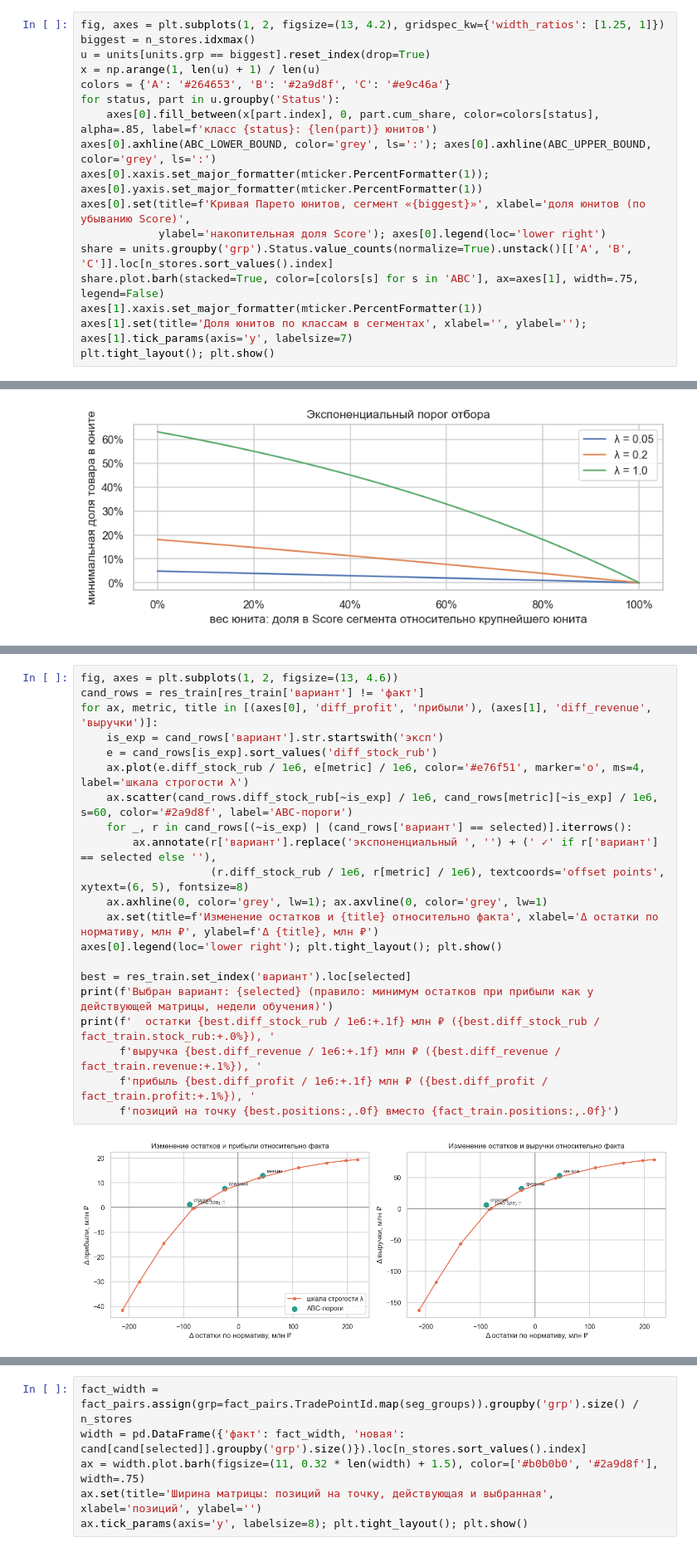
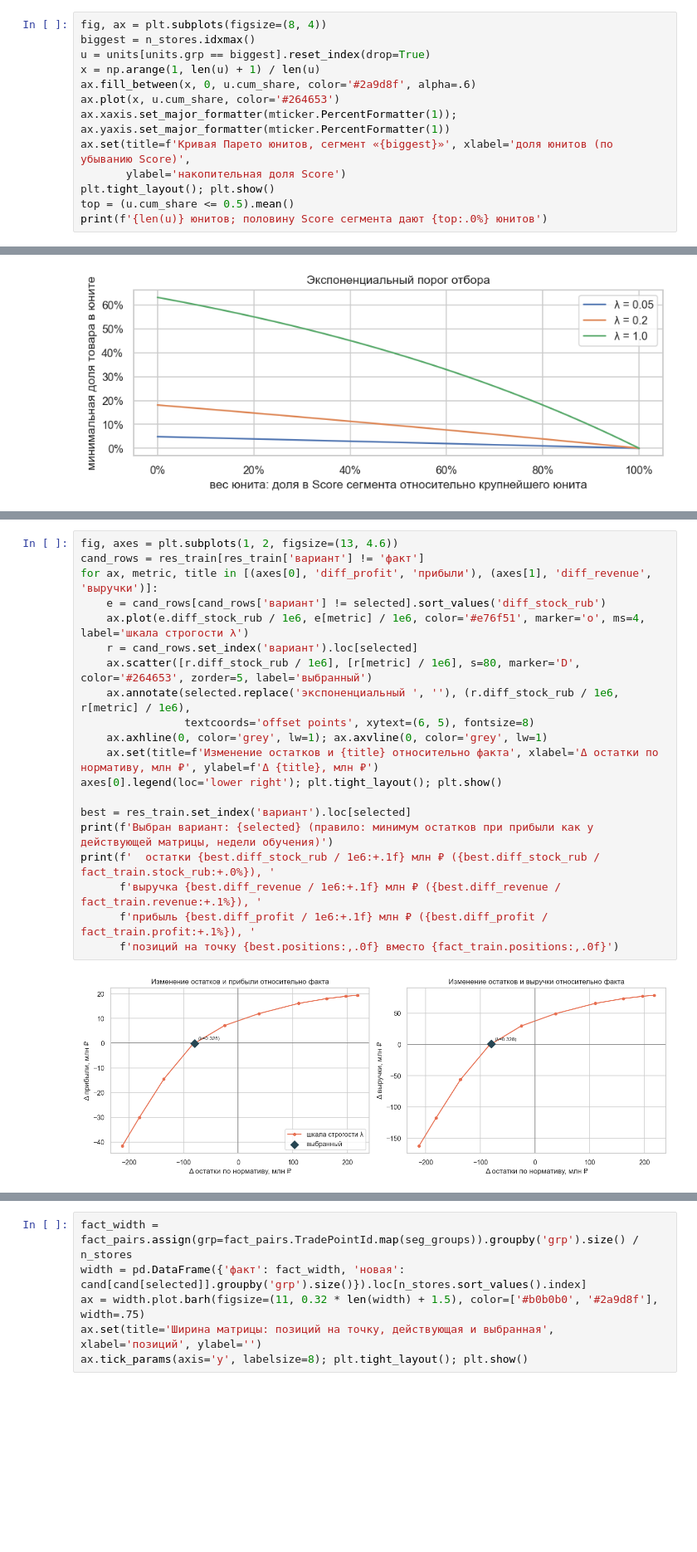
Before and after one commit to Viktor-VK/portfolio, a Jupyter notebook: Скоринг и выбор ассортиментной матрицы/01_score_и_выбор_матрицы.ipynb, the cells around one changed output, grey strips where cells are left out. Shown at 83% size. Saved outputs shown, nothing was run; the diff lists cells and outputs as text; blank space fills up the shorter version.

```diff
--- a/Скоринг и выбор ассортиментной матрицы/01_score_abc_и_выбор_матрицы.ipynb
+++ b/Скоринг и выбор ассортиментной матрицы/01_score_и_выбор_матрицы.ipynb
@@ -373,20 +339,16 @@ cand.join(products.name, on='apCode')[['grp', 'name', 'Unit', 'revenue', 'score'
 | 19528 | Крупные · универсальный · медиум + | Неоактив ингалятор (медицинская т... | Медицинская техника, ингалятор | 1,528,207.43 | 76,410.37 |
 | 16107 | Крупные · мать и дитя, косметика ... | Экобэби тонометр (медицинская тех... | Медицинская техника, тонометр | 991,739.27 | 76,287.64 |
 # %%
-fig, axes = plt.subplots(1, 2, figsize=(13, 4.2), gridspec_kw={'width_ratios': [1.25, 1]})
+fig, ax = plt.subplots(figsize=(8, 4))
 biggest = n_stores.idxmax()
 u = units[units.grp == biggest].reset_index(drop=True)
 x = np.arange(1, len(u) + 1) / len(u)
-colors = {'A': '#264653', 'B': '#2a9d8f', 'C': '#e9c46a'}
-for status, part in u.groupby('Status'):
-    axes[0].fill_between(x[part.index], 0, part.cum_share, color=colors[status], alpha=.85, label=f'класс {status}: {len(part)} юнитов')
-axes[0].axhline(ABC_LOWER_BOUND, color='grey', ls=':'); axes[0].axhline(ABC_UPPER_BOUND, color='grey', ls=':')
-axes[0].xaxis.set_major_formatter(mticker.PercentFormatter(1)); axes[0].yaxis.set_major_formatter(mticker.PercentFormatter(1))
-axes[0].set(title=f'Кривая Парето юнитов, сегмент «{biggest}»', xlabel='доля юнитов (по убыванию Score)',
-            ylabel='накопительная доля Score'); axes[0].legend(loc='lower right')
-share = units.groupby('grp').Status.value_counts(normalize=True).unstack()[['A', 'B', 'C']].loc[n_stores.sort_values().index]
-share.plot.barh(stacked=True, color=[colors[s] for s in 'ABC'], ax=axes[1], width=.75, legend=False)
-axes[1].xaxis.set_major_formatter(mticker.PercentFormatter(1))
-axes[1].set(title='Доля юнитов по классам в сегментах', xlabel='', ylabel=''); axes[1].tick_params(axis='y', labelsize=7)
+ax.fill_between(x, 0, u.cum_share, color='#2a9d8f', alpha=.6)
+ax.plot(x, u.cum_share, color='#264653')
+ax.xaxis.set_major_formatter(mticker.PercentFormatter(1)); ax.yaxis.set_major_formatter(mticker.PercentFormatter(1))
+ax.set(title=f'Кривая Парето юнитов, сегмент «{biggest}»', xlabel='доля юнитов (по убыванию Score)',
+       ylabel='накопительная доля Score')
 plt.tight_layout(); plt.show()
+top = (u.cum_share <= 0.5).mean()
+print(f'{len(u)} юнитов; половину Score сегмента дают {top:.0%} юнитов')
 # %% [output]
@@ -448,26 +407,25 @@ res_train.style.format({c: '{:,.0f}' for c in res_train.columns if c != 'вар
 # %%
 fig, axes = plt.subplots(1, 2, figsize=(13, 4.6))
 cand_rows = res_train[res_train['вариант'] != 'факт']
 for ax, metric, title in [(axes[0], 'diff_profit', 'прибыли'), (axes[1], 'diff_revenue', 'выручки')]:
-    is_exp = cand_rows['вариант'].str.startswith('эксп')
-    e = cand_rows[is_exp].sort_values('diff_stock_rub')
+    e = cand_rows[cand_rows['вариант'] != selected].sort_values('diff_stock_rub')
     ax.plot(e.diff_stock_rub / 1e6, e[metric] / 1e6, color='#e76f51', marker='o', ms=4, label='шкала строгости λ')
-    ax.scatter(cand_rows.diff_stock_rub[~is_exp] / 1e6, cand_rows[metric][~is_exp] / 1e6, s=60, color='#2a9d8f', label='ABC-пороги')
-    for _, r in cand_rows[(~is_exp) | (cand_rows['вариант'] == selected)].iterrows():
-        ax.annotate(r['вариант'].replace('экспоненциальный ', '') + (' ✓' if r['вариант'] == selected else ''),
-                    (r.diff_stock_rub / 1e6, r[metric] / 1e6), textcoords='offset points', xytext=(6, 5), fontsize=8)
+    r = cand_rows.set_index('вариант').loc[selected]
+    ax.scatter([r.diff_stock_rub / 1e6], [r[metric] / 1e6], s=80, marker='D', color='#264653', zorder=5, label='выбранный')
+    ax.annotate(selected.replace('экспоненциальный ', ''), (r.diff_stock_rub / 1e6, r[metric] / 1e6),
+                textcoords='offset points', xytext=(6, 5), fontsize=8)
     ax.axhline(0, color='grey', lw=1); ax.axvline(0, color='grey', lw=1)
     ax.set(title=f'Изменение остатков и {title} относительно факта', xlabel='Δ остатки по нормативу, млн ₽', ylabel=f'Δ {title}, млн ₽')
 axes[0].legend(loc='lower right'); plt.tight_layout(); plt.show()
 
 best = res_train.set_index('вариант').loc[selected]
 print(f'Выбран вариант: {selected} (правило: минимум остатков при прибыли как у действующей матрицы, недели обучения)')
 print(f'  остатки {best.diff_stock_rub / 1e6:+.1f} млн ₽ ({best.diff_stock_rub / fact_train.stock_rub:+.0%}), '
       f'выручка {best.diff_revenue / 1e6:+.1f} млн ₽ ({best.diff_revenue / fact_train.revenue:+.1%}), '
       f'прибыль {best.diff_profit / 1e6:+.1f} млн ₽ ({best.diff_profit / fact_train.profit:+.1%}), '
       f'позиций на точку {best.positions:,.0f} вместо {fact_train.positions:,.0f}')
 # %% [output]
-[figure, old version]
+[figure, new version]
 Выбран вариант: экспоненциальный (λ=0.328) (правило: минимум остатков при прибыли как у действующей матрицы, недели обучения)
   остатки -80.2 млн ₽ (-12%), выручка +0.8 млн ₽ (+0.1%), прибыль -0.0 млн ₽ (-0.0%), позиций на точку 1,630 вместо 1,918
 # %%
```
Also changed, not shown: parts of 11 cells of this notebook, 3 other files.
